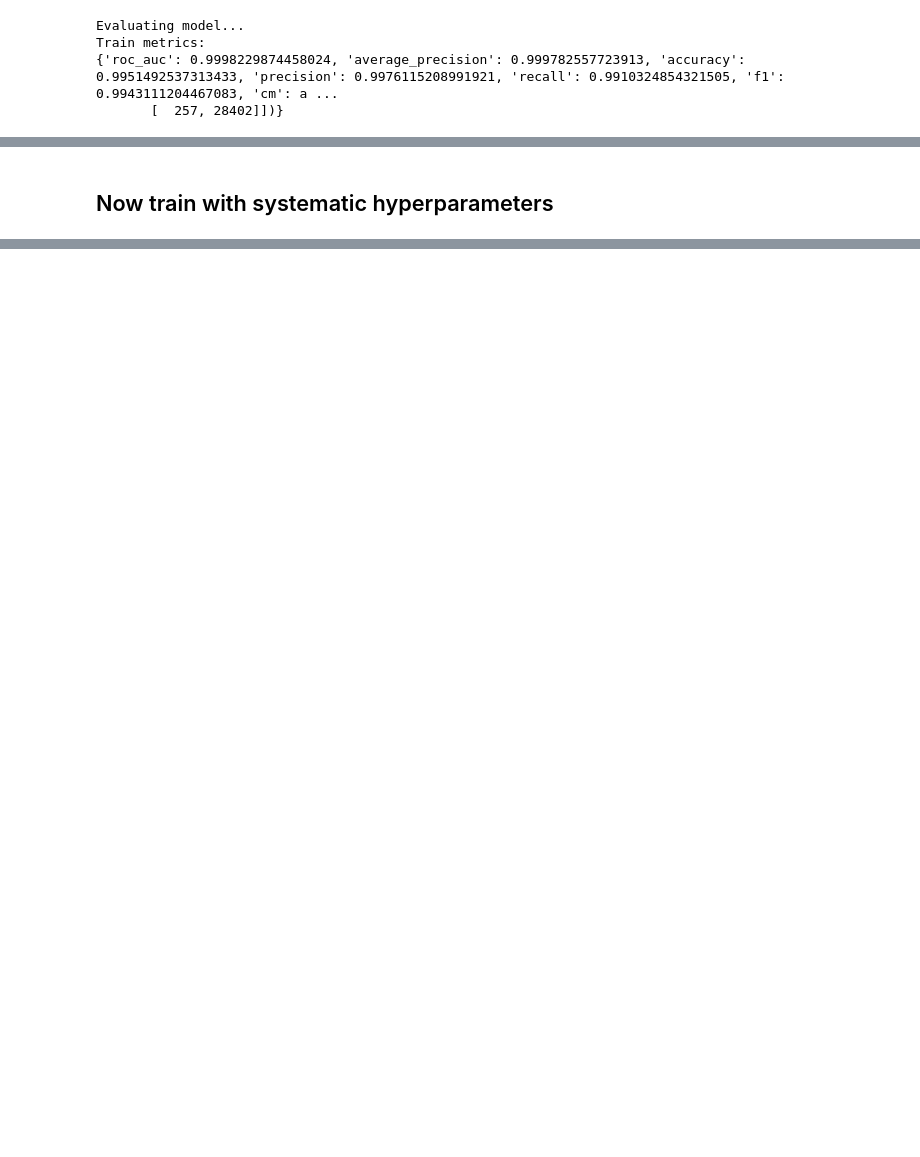
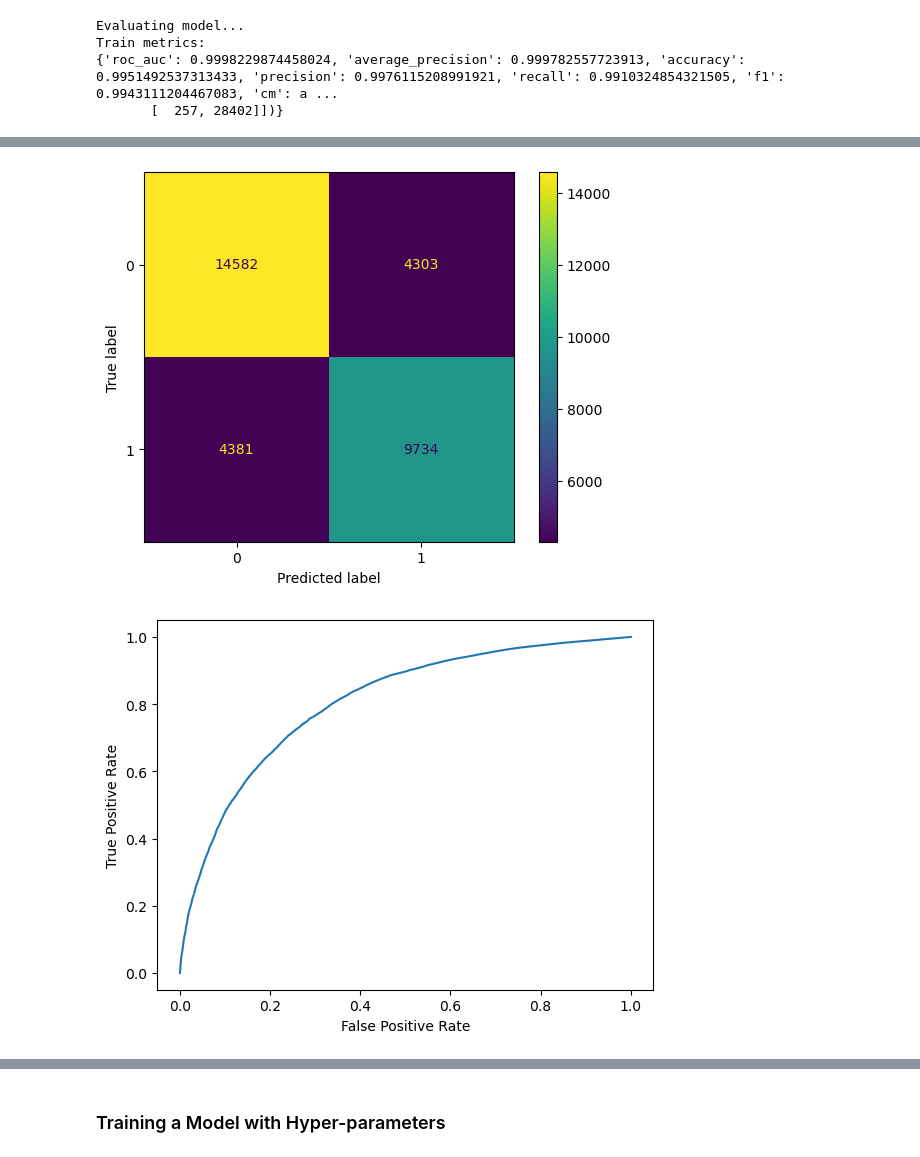
Before and after one commit to univai-community/mlops1, a Jupyter notebook: simplemodel-00.ipynb, the cells around one changed output, grey strips where cells are left out. Drawn from its saved outputs; the diff is of its cells as text; code cells hidden in the pictures; blank space fills up the shorter version.

```diff
--- a/simplemodel-00.ipynb
+++ b/simplemodel-00.ipynb
@@ -340,2 +347,7 @@ for k in test_plots:
-# %% [markdown]
-## Now train with systematic hyperparameters
+# %%
+for k in valid_plots:
+    f = valid_plots[k]
+    f.plot()
+# %% [output]
+[figure, added]
+[figure, added]
@@ -342,2 +355,4 @@ for k in test_plots:
+# %% [markdown]
+### Training a Model with Hyper-parameters
 # %%
 import uuid
```
Also changed, not shown: parts of 55 cells of this notebook.
